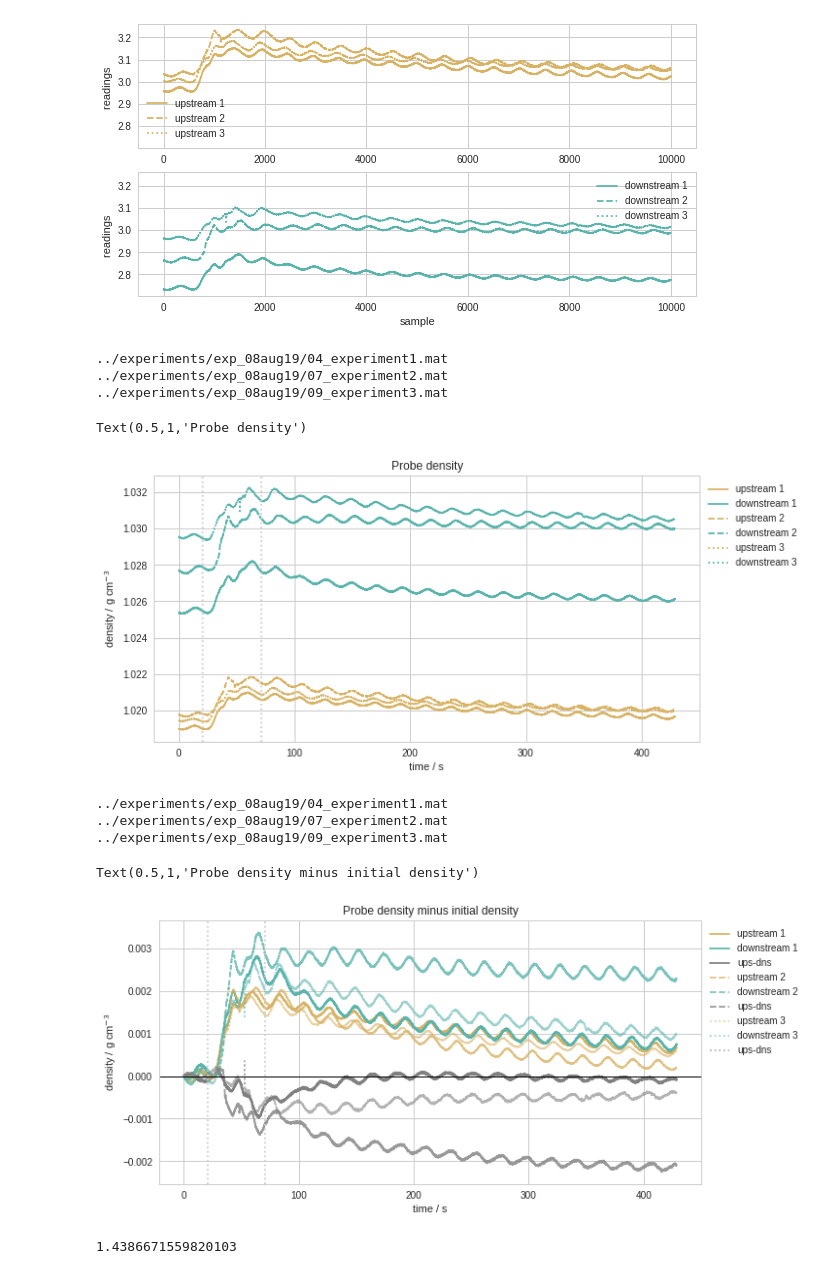
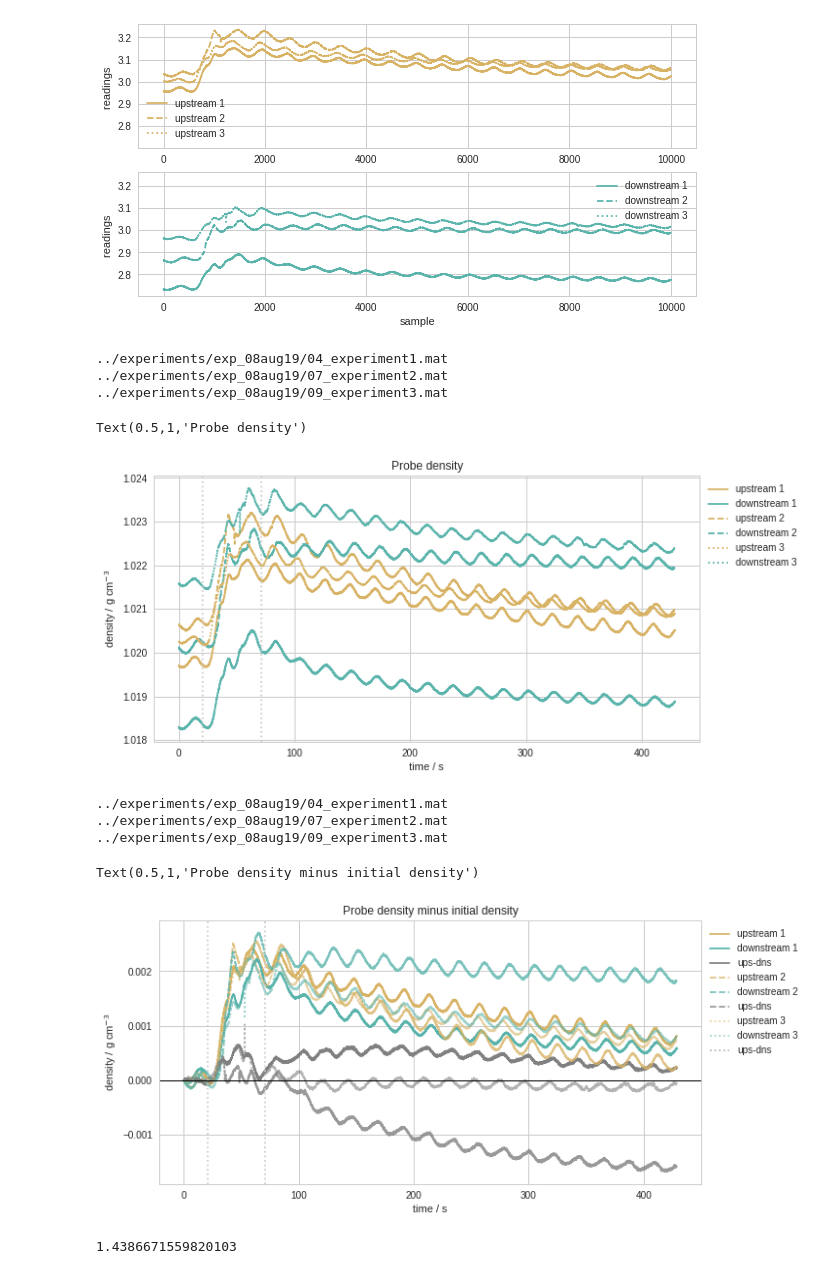
Before and after one commit to UBC-MOAD/MultipleCanyons, a Jupyter notebook: lab/Conduino/notebooks/exp_08Aug19.ipynb, the cells around one changed output. Saved outputs shown, nothing was run; the diff lists cells and outputs as text; code cells hidden in the pictures.

```diff
--- a/lab/Conduino/notebooks/exp_08Aug19.ipynb
+++ b/lab/Conduino/notebooks/exp_08Aug19.ipynb
@@ -183,8 +183,8 @@ for filepath, lab in zip(filepaths, labels):
     P1 = mat['ch1']
     P2 = mat['ch2']
     time = mat['time']
-    ax0.plot(time,ctools.densANK1_02May19(P1), label= lab+'ups')
-    ax0.plot(time,ctools.densANK2_02May19(P2),'--', label= lab+'dns')
+    ax0.plot(time,ctools.densANK1_09Aug19(P1), label= lab+'ups')
+    ax0.plot(time,ctools.densANK2_09Aug19(P2),'--', label= lab+'dns')
 
 ax0.legend(bbox_to_anchor=(1,1))
 
@@ -212,7 +212,7 @@ for filepath, lab, ind in zip(filepaths, labels, ind_offset):
     mat = sio.loadmat(filepath, squeeze_me=True)
     P3 = mat['ch3']# dens_B(mat['ch1'])
     time = mat['time']
-    densP3 = ctools.densP_02May19(P3)
+    densP3 = ctools.densP_09Aug19(P3)
     ax0.plot(time[ind:]-time[ind],densP3[ind:],'o-', label=lab)
 
 ax0.legend(bbox_to_anchor=(1,1))
@@ -257,34 +257,34 @@ Text(0.5,0,'sample')
 # %%
 fig, ax0 = plt.subplots(1,1, figsize=(10,5), sharey=True)
 labels = [['upstream 1','downstream 1'],['upstream 2', 'downstream 2'],
           ['upstream 3', 'downstream 3'],['upstream 4', 'downstream 4']]
 colors = ['#d8b365','#5ab4ac']
 linestyles = ['-', '--',':','-.']
 files = ['../experiments/exp_08aug19/04_experiment1.mat',
          '../experiments/exp_08aug19/07_experiment2.mat',
          '../experiments/exp_08aug19/09_experiment3.mat',
         ]
 
 for filepath, lab, sty in zip(files, labels, linestyles):
     print(filepath)
     mat = sio.loadmat(filepath, squeeze_me=True)
     P1 = mat['ch1']
     P2 = mat['ch2']
     time = mat['time']
-    ax0.plot(time,ctools.densANK1_02May19(P1),'-', label=lab[0], color=colors[0], linestyle=sty)
-    ax0.plot(time,ctools.densANK2_02May19(P2),'-', label=lab[1], color=colors[1], linestyle=sty)
+    ax0.plot(time,ctools.densANK1_09Aug19(P1),'-', label=lab[0], color=colors[0], linestyle=sty)
+    ax0.plot(time,ctools.densANK2_09Aug19(P2),'-', label=lab[1], color=colors[1], linestyle=sty)
 
 plot_uprofile(ax0)
 ax0.legend(bbox_to_anchor=(1,1))
 ax0.set_ylabel('density / g cm$^{-3}$')
 ax0.set_xlabel('time / s')
 ax0.set_title('Probe density')
 # %% [output]
 ../experiments/exp_08aug19/04_experiment1.mat
 ../experiments/exp_08aug19/07_experiment2.mat
 ../experiments/exp_08aug19/09_experiment3.mat
 Text(0.5,1,'Probe density')
-[figure, old version]
+[figure, new version]
 # %%
 fig, (ax0) = plt.subplots(1,1, figsize=(10,5), sharey=True)
 
@@ -304,12 +304,12 @@ for filepath, lab, sty, alpha in zip(files, labels, linestyles, alphas):
     P1 = mat['ch1']
     P2 = mat['ch2']
     time = mat['time']
-    ax0.plot(time,ctools.densANK1_02May19(P1)-ctools.densANK1_02May19(P1)[0],'-',
+    ax0.plot(time,ctools.densANK1_09Aug19(P1)-ctools.densANK1_09Aug19(P1)[0],'-',
              label=lab[0], color=colors[0], linestyle=sty, alpha=alpha)
-    ax0.plot(time,ctools.densANK2_02May19(P2)-ctools.densANK2_02May19(P2)[0],'-',
+    ax0.plot(time,ctools.densANK2_09Aug19(P2)-ctools.densANK2_09Aug19(P2)[0],'-',
              label=lab[1], color=colors[1], linestyle=sty, alpha=alpha)
-    ax0.plot(time,((ctools.densANK1_02May19(P1)-ctools.densANK1_02May19(P1)[0])-
-                   (ctools.densANK2_02May19(P2)-ctools.densANK2_02May19(P2)[0])),
+    ax0.plot(time,((ctools.densANK1_09Aug19(P1)-ctools.densANK1_09Aug19(P1)[0])-
+                   (ctools.densANK2_09Aug19(P2)-ctools.densANK2_09Aug19(P2)[0])),
              '-', label='ups-dns',linestyle=sty, color='0.5', alpha=alpha)
 
 plot_uprofile(ax0)
@@ -323,7 +323,7 @@ ax0.set_title('Probe density minus initial density')
 ../experiments/exp_08aug19/07_experiment2.mat
 ../experiments/exp_08aug19/09_experiment3.mat
 Text(0.5,1,'Probe density minus initial density')
-[figure, old version]
+[figure, new version]
 # %%
 g=9.81
 rho_0=998.6
```
Also changed, not shown: parts of 2 cells of this notebook, 3 other files.
